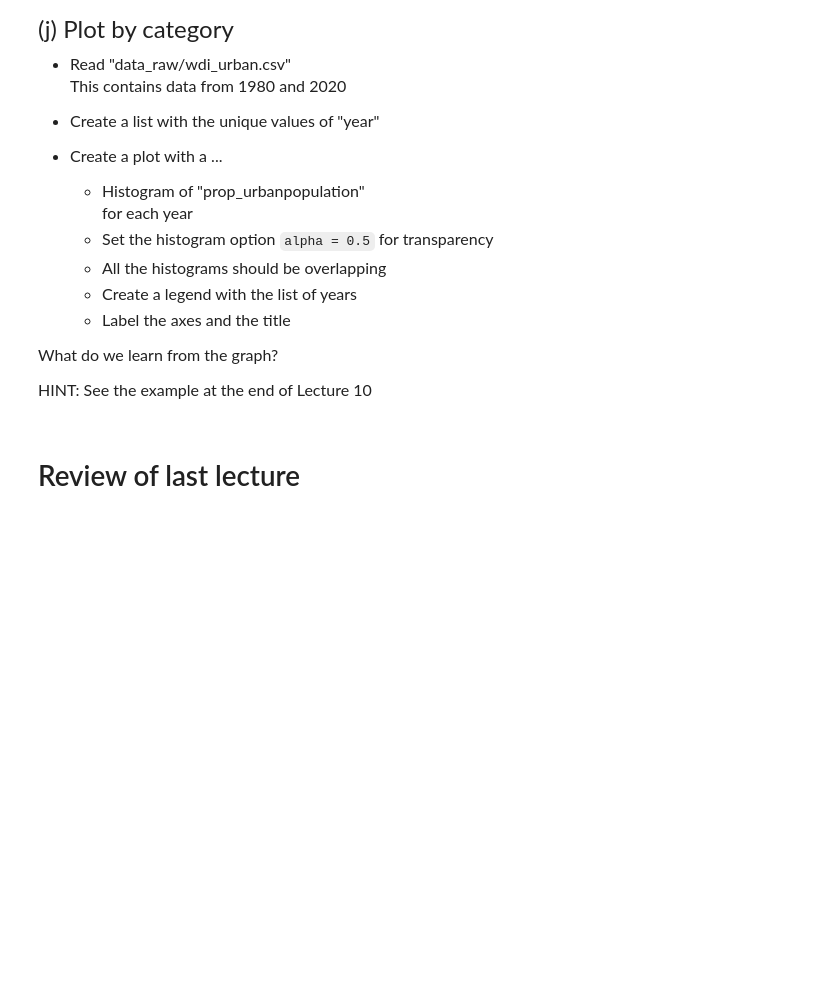
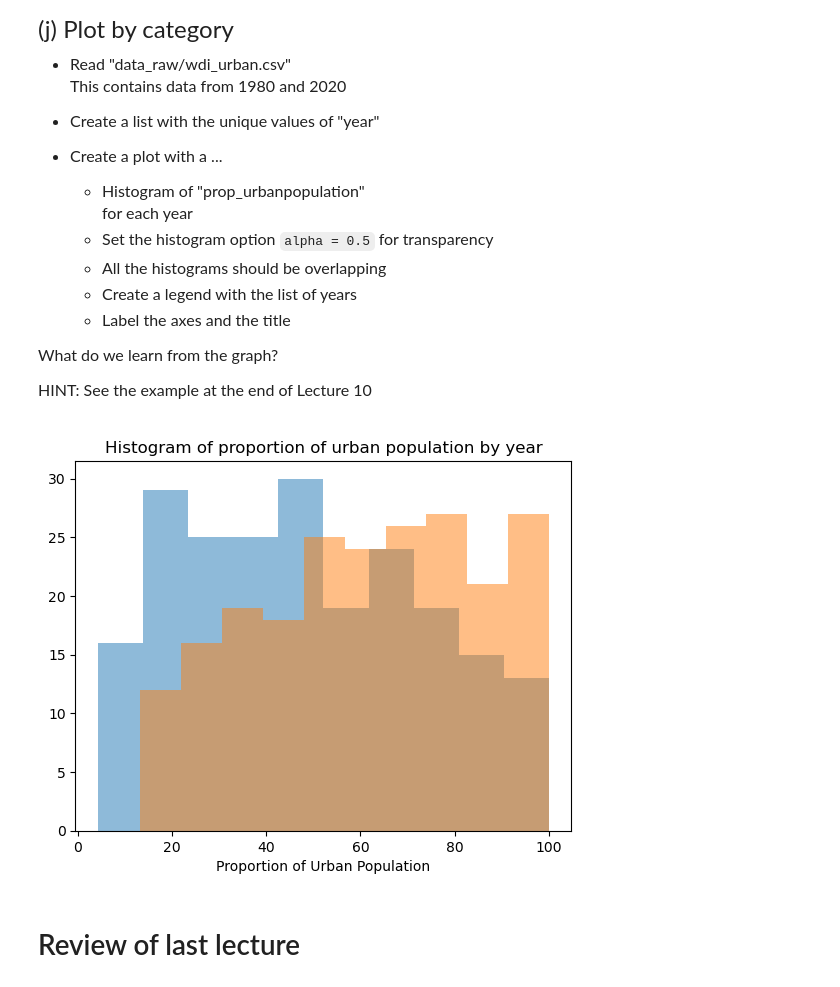
Before and after one commit to zwangemory/qtm530fall2024, a Jupyter notebook: Lecture 02/Lecture 2 - Exercises.ipynb, the cells around one changed output. Drawn from its saved outputs; the diff is of its cells as text; code cells hidden in the pictures; blank space fills up the shorter version.

```diff
--- a/Lecture 02/Lecture 2 - Exercises.ipynb
+++ b/Lecture 02/Lecture 2 - Exercises.ipynb
@@ -202,3 +318,22 @@ HINT: See the example at the end of Lecture 10
+# %%
+# Write your own code
+
+urban = pd.read_csv("data_raw/wdi_urban.csv")
+
+
+list_unique_year = pd.unique(urban["year"])
+
+
+for category in list_unique_year:
+    df   = urban.query("year == @category")
+    plt.hist(x = df["prop_urbanpopulation"], alpha=0.5)
+
+# Add labels and a legends
+plt.title("Histogram of proportion of urban population by year")
+plt.xlabel("Proportion of Urban Population")
+plt.show()
+# %% [output]
+[figure, added]
 # %% [markdown]
 # Review of last lecture
 # %% [markdown]
```
Also changed, not shown: parts of 23 cells of this notebook, 5 other files.
